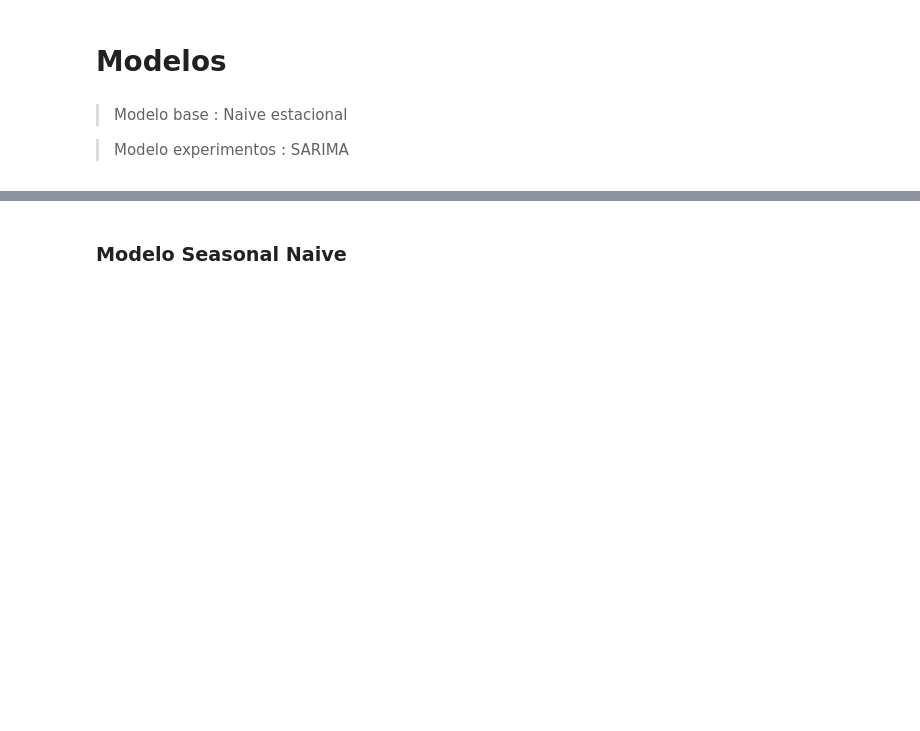
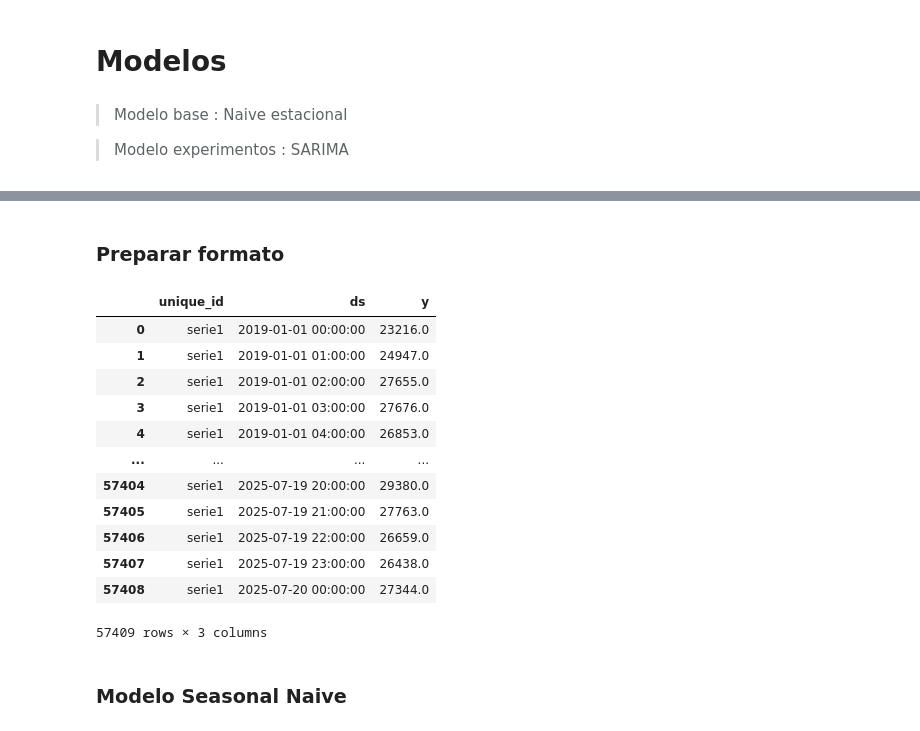
Before and after one commit to JairRamosG/Demanda_Energetica_SARIMA, a Jupyter notebook: notebooks/03_Modelos.ipynb, the cells around one changed output, grey strips where cells are left out. Cells and saved outputs as stored; diff of their text form; code cells hidden in the pictures; blank space fills up the shorter version.

```diff
--- a/notebooks/03_Modelos.ipynb
+++ b/notebooks/03_Modelos.ipynb
@@ -29,3 +31,25 @@ df.head()
+# %% [markdown]
+### Preparar formato
+# %%
+df = df.reset_index()
+df.columns = ['ds', 'y']
+df['unique_id'] = 'serie1'
+df = df[['unique_id', 'ds', 'y']]
+df
+# %% [output]
+|  | unique_id | ds | y |
+| 0 | serie1 | 2019-01-01 00:00:00 | 23216.0 |
+| 1 | serie1 | 2019-01-01 01:00:00 | 24947.0 |
+| 2 | serie1 | 2019-01-01 02:00:00 | 27655.0 |
+| 3 | serie1 | 2019-01-01 03:00:00 | 27676.0 |
+| 4 | serie1 | 2019-01-01 04:00:00 | 26853.0 |
+| ... | ... | ... | ... |
+| 57404 | serie1 | 2025-07-19 20:00:00 | 29380.0 |
+| 57405 | serie1 | 2025-07-19 21:00:00 | 27763.0 |
+| 57406 | serie1 | 2025-07-19 22:00:00 | 26659.0 |
+| 57407 | serie1 | 2025-07-19 23:00:00 | 26438.0 |
+| 57408 | serie1 | 2025-07-20 00:00:00 | 27344.0 |
+57409 rows × 3 columns
 # %% [markdown]
 ### Modelo Seasonal Naive
 # %%
```
Also changed, not shown: parts of 8 cells of this notebook.
